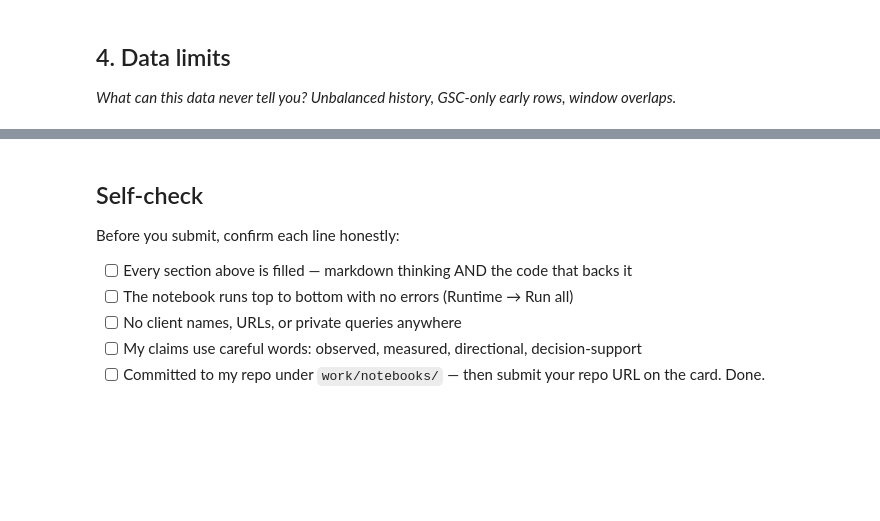
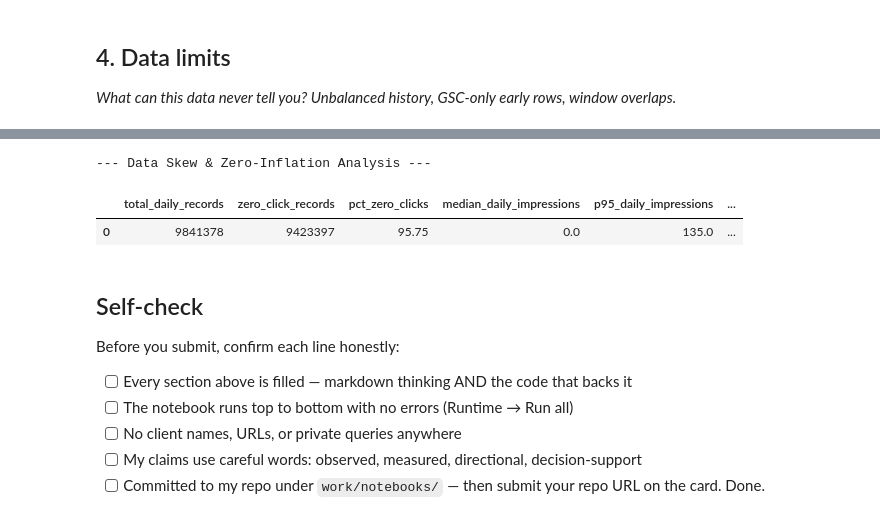
Before and after one commit to Muhammadfaheem8988/FlyRank-AI-internship, a Jupyter notebook: work/notebooks/w03_data_contract.ipynb, the cells around one changed output, grey strips where cells are left out. Saved outputs shown, nothing was run; the diff lists cells and outputs as text; code cells hidden in the pictures; blank space fills up the shorter version.

```diff
--- a/work/notebooks/w03_data_contract.ipynb
+++ b/work/notebooks/w03_data_contract.ipynb
@@ -37,3 +291,24 @@ This skeleton is yours to fill. Work the sections **in order** — each one has
+# %%
+# This cell is for CODE (numbers, a query, a check).
+# Write your text answer in the cell ABOVE this one — typing sentences here breaks Run All.
+# Quantify data limits: long-tail skew and zero-inflation across the catalog
+skew_analysis = con.execute(f"""
+    SELECT
+        COUNT(*) AS total_daily_records,
+        COUNT(CASE WHEN gsc_clicks = 0 THEN 1 END) AS zero_click_records,
+        ROUND(COUNT(CASE WHEN gsc_clicks = 0 THEN 1 END) * 100.0 / COUNT(*), 2) AS pct_zero_clicks,
+        PERCENTILE_CONT(0.50) WITHIN GROUP (ORDER BY gsc_impressions) AS median_daily_impressions,
+        PERCENTILE_CONT(0.95) WITHIN GROUP (ORDER BY gsc_impressions) AS p95_daily_impressions,
+        MAX(gsc_impressions) AS max_daily_impressions
+    FROM read_parquet('{FACT_DAILY}/month=2026-03/*.parquet')
+""").df()
+
+print("--- Data Skew & Zero-Inflation Analysis ---")
+skew_analysis
+# %% [output]
+--- Data Skew & Zero-Inflation Analysis ---
+|  | total_daily_records | zero_click_records | pct_zero_clicks | median_daily_impressions | p95_daily_impressions | ... |
+| 0 | 9841378 | 9423397 | 95.75 | 0.0 | 135.0 | ... |
 # %% [markdown]
 ## Self-check
 
```
Also changed, not shown: parts of 15 cells of this notebook.
